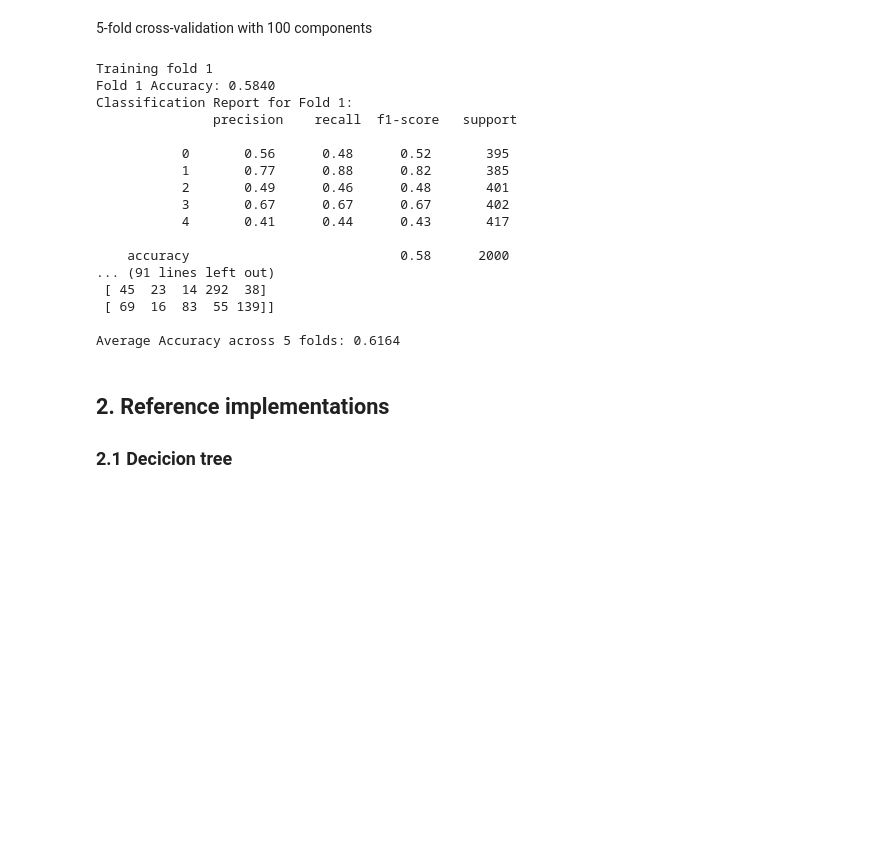
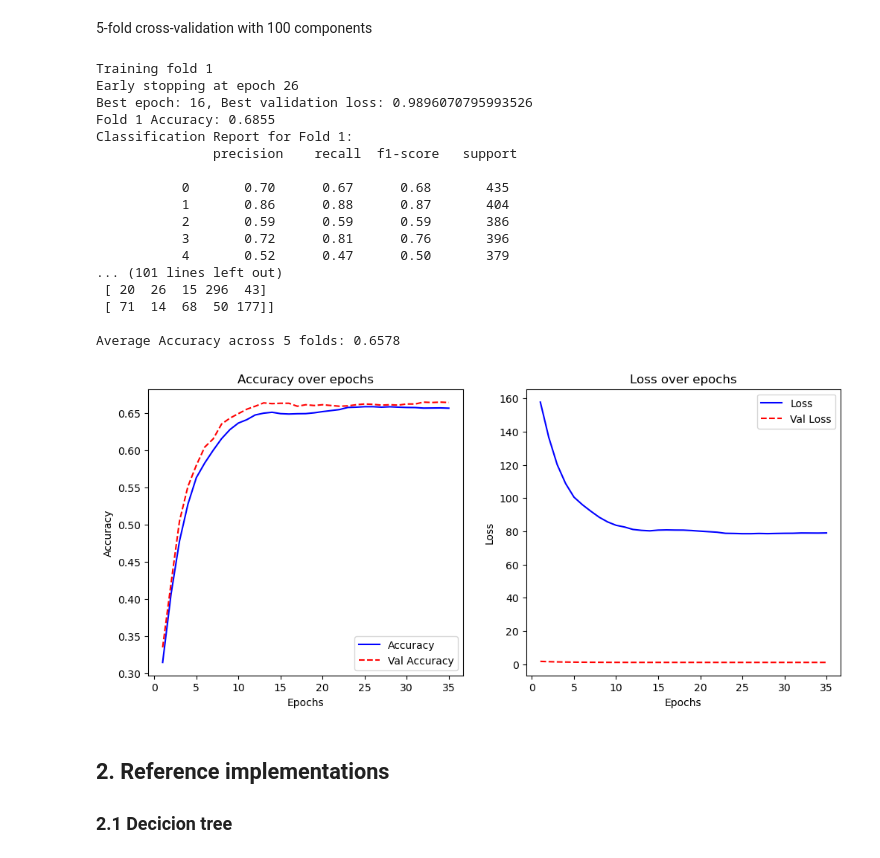
Before and after one commit to kfkfkflmej/ML2024Midi, a Jupyter notebook: Project Notebook.ipynb, the cells around one changed output. Cells and saved outputs as stored; diff of their text form; code cells hidden in the pictures; blank space fills up the shorter version.

```diff
--- a/Project Notebook.ipynb
+++ b/Project Notebook.ipynb
@@ -702,14 +757,15 @@ for fold, (train_index, val_index) in enumerate(kf.split(X_reduced_100)):
     y_train, y_val = train_data_y[train_index], train_data_y[val_index]
     y_train = one_hot_encode(y_train, 5).T
     # Create a new instance of the model
-    model = create_multiclass_model_from_scratch_pca(input_dim=X_reduced_100.shape[1], num_classes=len(np.unique(train_data_y)))
+    model_fnn_s_100 = create_multiclass_model_from_scratch_pca(input_dim=X_reduced_100.shape[1], num_classes=len(np.unique(train_data_y)))
     #print(X_val.shape, X_train.shape)
 
     # Train the model
-    model.fit(X_train, y_train, epochs=100, batch_size=32)
+    #model.fit(X_train, y_train, epochs=100, batch_size=32)
+    model_fnn_s_100.fit(X_train, y_train, X_val, one_hot_encode(y_val, 5).T, epochs=100, batch_size=32)
 
     # Evaluate the model on the validation set
-    y_val_pred = np.argmax(model.predict(X_val), axis=0)  # Get the predicted class for each sample
+    y_val_pred = np.argmax(model_fnn_s_100.predict(X_val), axis=0)  # Get the predicted class for each sample
     #print(y_val_pred.shape)
     #print(y_val.shape)
     # Calculate accuracy for the current fold
@@ -733,22 +789,26 @@ average_accuracy_pca = np.mean(fold_accuracies_pca)
 print(f"\nAverage Accuracy across 5 folds: {average_accuracy_pca:.4f}")
 # %% [output]
 Training fold 1
-Fold 1 Accuracy: 0.5840
+Early stopping at epoch 26
+Best epoch: 16, Best validation loss: 0.9896070795993526
+Fold 1 Accuracy: 0.6855
 Classification Report for Fold 1:
                precision    recall  f1-score   support
 
-           0       0.56      0.48      0.52       395
-           1       0.77      0.88      0.82       385
-           2       0.49      0.46      0.48       401
-           3       0.67      0.67      0.67       402
-           4       0.41      0.44      0.43       417
+           0       0.70      0.67      0.68       435
+           1       0.86      0.88      0.87       404
+           2       0.59      0.59      0.59       386
+           3       0.72      0.81      0.76       396
+           4       0.52      0.47      0.50       379
+... (101 lines left out)
+ [ 20  26  15 296  43]
+ [ 71  14  68  50 177]]
 
-    accuracy                           0.58      2000
-... (91 lines left out)
- [ 45  23  14 292  38]
- [ 69  16  83  55 139]]
-
-Average Accuracy across 5 folds: 0.6164
+Average Accuracy across 5 folds: 0.6578
+# %%
+plot_metrics(model_fnn_s_100.metrics)
+# %% [output]
+[figure, added]
 # %% [markdown]
 ## 2. Reference  implementations
 ### 2.1 Decicion tree
```
Also changed, not shown: parts of 27 cells of this notebook, 1 other file.
